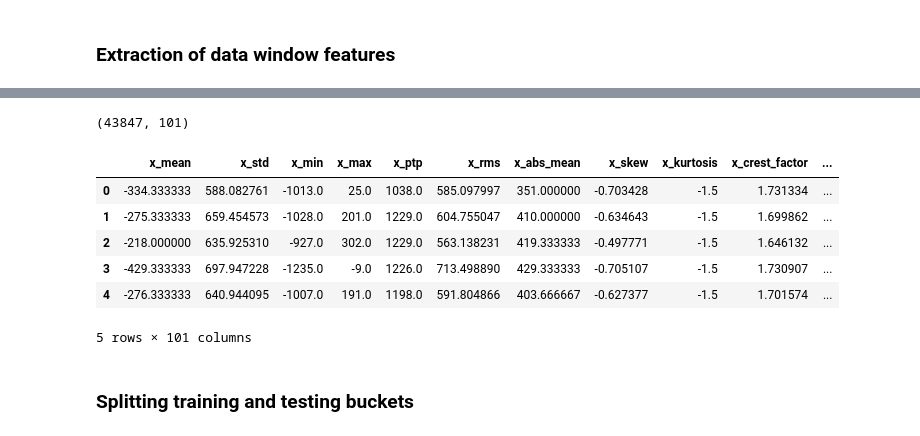
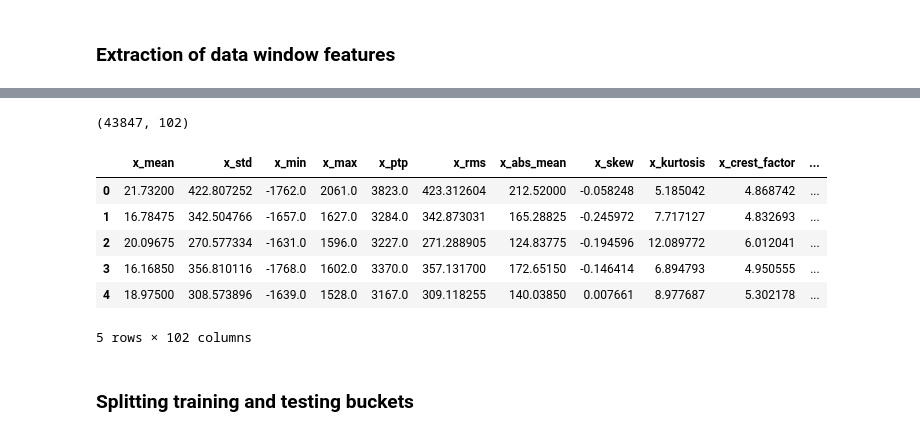
Before and after one commit to Mageto-Nyakoni/cnc-machine-fault-detection, a Jupyter notebook: anomaly_detection.ipynb, the cells around one changed output, grey strips where cells are left out. Drawn from its saved outputs; the diff is of its cells as text; code cells hidden in the pictures.

```diff
--- a/anomaly_detection.ipynb
+++ b/anomaly_detection.ipynb
@@ -46,2 +46,7 @@ file_df
 # %% [markdown]
 ### Extraction of data window features
+# %%
+with h5py.File(file_list[0], 'r') as f:
+    dataset = f['vibration_data'][:]
+
+dataset
@@ -48,29 +61,30 @@ file_df
 # %%
 window_size = 4000
 windows = []
 df = pd.DataFrame()
 
 for file in file_list[:]:
     with h5py.File(file, 'r') as f:
         dataset = f['vibration_data'][:]
         num_windows = len(dataset) // window_size
         for i in range(0, num_windows):
             w = dataset[i * window_size: (i + 1) * window_size]
-            features = data_loader_utils.extract_window_features(w.transpose(), file.split("/")[-2] + "/" + file.split("/")[-1])
+            features = data_loader_utils.extract_window_features(w, file.split("/")[-1])
             df_feat = pd.DataFrame([features])
+            df_feat["label"] = 1 if file.split("/")[-2] == "good" else 0
             df = pd.concat([df, df_feat], ignore_index=True)
 
 print(df.shape)
 df.head(5)
 # %% [output]
-(43847, 101)
+(43847, 102)
 |  | x_mean | x_std | x_min | x_max | x_ptp | x_rms | x_abs_mean | x_skew | x_kurtosis | x_crest_factor | ... |
-| 0 | -334.333333 | 588.082761 | -1013.0 | 25.0 | 1038.0 | 585.097997 | 351.000000 | -0.703428 | -1.5 | 1.731334 | ... |
-| 1 | -275.333333 | 659.454573 | -1028.0 | 201.0 | 1229.0 | 604.755047 | 410.000000 | -0.634643 | -1.5 | 1.699862 | ... |
-| 2 | -218.000000 | 635.925310 | -927.0 | 302.0 | 1229.0 | 563.138231 | 419.333333 | -0.497771 | -1.5 | 1.646132 | ... |
-| 3 | -429.333333 | 697.947228 | -1235.0 | -9.0 | 1226.0 | 713.498890 | 429.333333 | -0.705107 | -1.5 | 1.730907 | ... |
-| 4 | -276.333333 | 640.944095 | -1007.0 | 191.0 | 1198.0 | 591.804866 | 403.666667 | -0.627377 | -1.5 | 1.701574 | ... |
+| 0 | 21.73200 | 422.807252 | -1762.0 | 2061.0 | 3823.0 | 423.312604 | 212.52000 | -0.058248 | 5.185042 | 4.868742 | ... |
+| 1 | 16.78475 | 342.504766 | -1657.0 | 1627.0 | 3284.0 | 342.873031 | 165.28825 | -0.245972 | 7.717127 | 4.832693 | ... |
+| 2 | 20.09675 | 270.577334 | -1631.0 | 1596.0 | 3227.0 | 271.288905 | 124.83775 | -0.194596 | 12.089772 | 6.012041 | ... |
+| 3 | 16.16850 | 356.810116 | -1768.0 | 1602.0 | 3370.0 | 357.131700 | 172.65150 | -0.146414 | 6.894793 | 4.950555 | ... |
+| 4 | 18.97500 | 308.573896 | -1639.0 | 1528.0 | 3167.0 | 309.118255 | 140.03850 | 0.007661 | 8.977687 | 5.302178 | ... |
-5 rows × 101 columns
+5 rows × 102 columns
 # %% [markdown]
 ### Splitting training and testing buckets
 # %%
```
Also changed, not shown: parts of 8 cells of this notebook.
